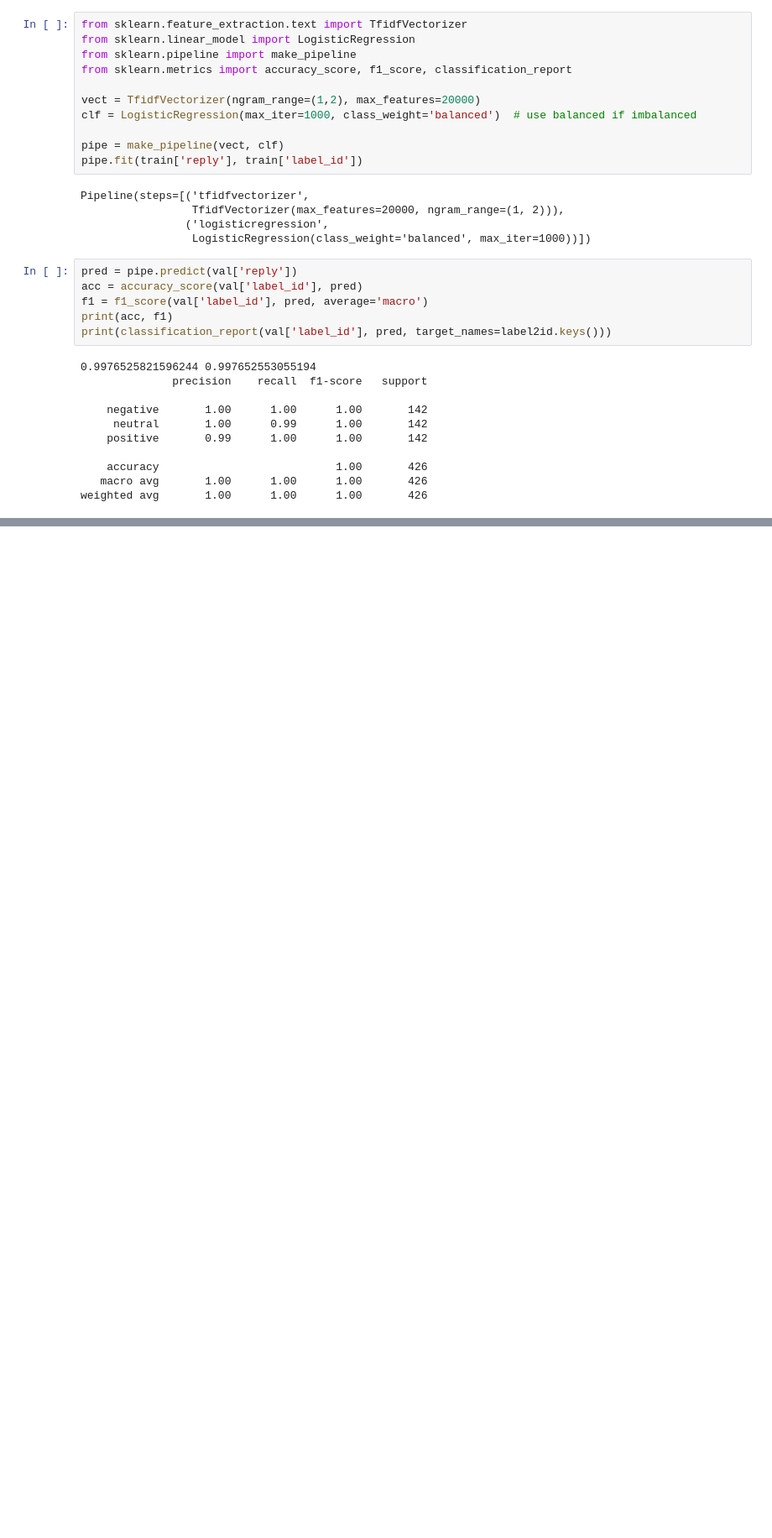
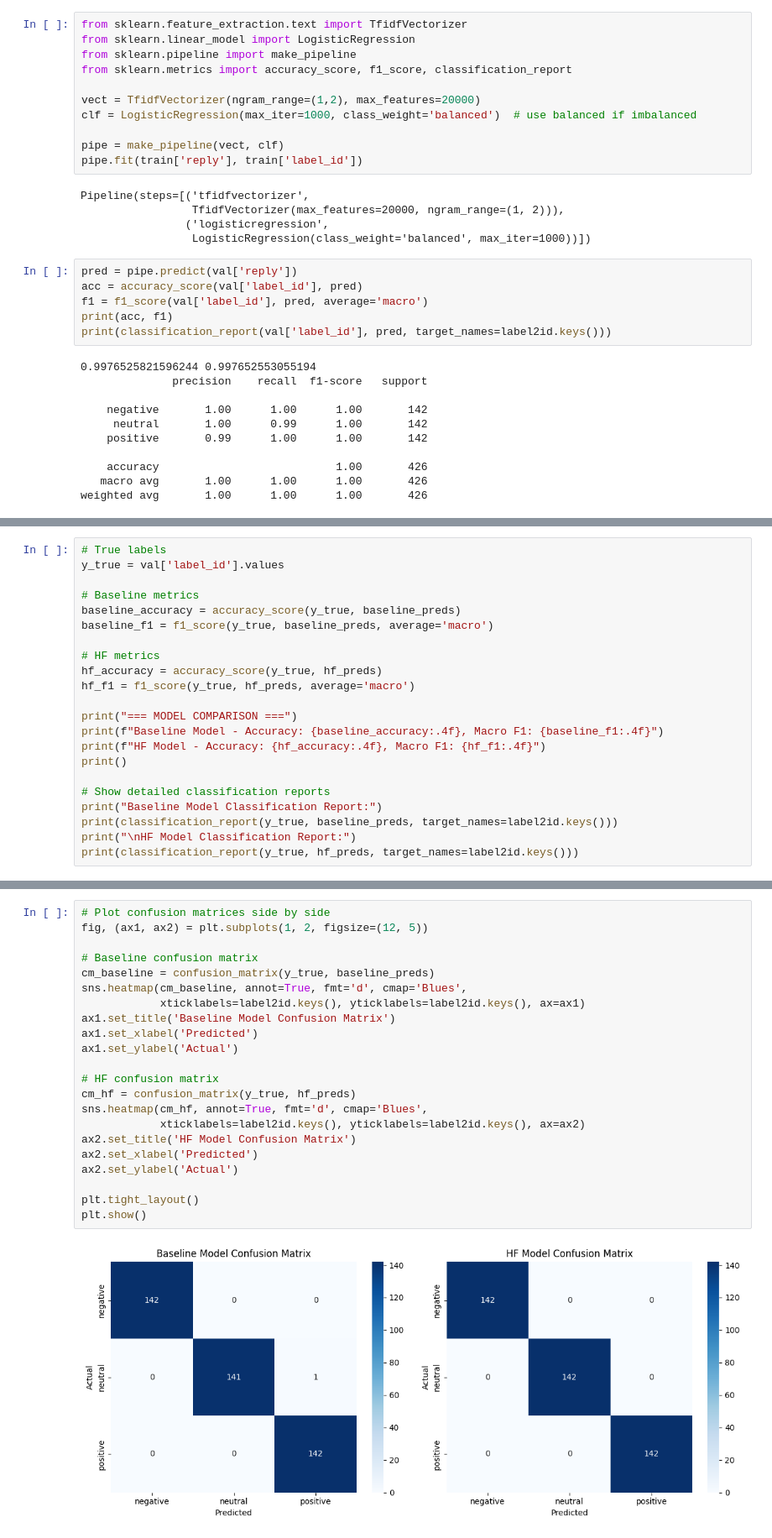
Before and after one commit to rop2024/Intelligent-Email-Response-Classifier, a Jupyter notebook: notebook.ipynb, the cells around one changed output, grey strips where cells are left out. Shown: that part at 84% size. Saved outputs shown, nothing was run; the diff lists cells and outputs as text; blank space fills up the shorter version.

```diff
--- a/notebook.ipynb
+++ b/notebook.ipynb
@@ -168,0 +273,22 @@ KeyboardInterrupt:
+# %%
+# True labels
+y_true = val['label_id'].values
+
+# Baseline metrics
+baseline_accuracy = accuracy_score(y_true, baseline_preds)
+baseline_f1 = f1_score(y_true, baseline_preds, average='macro')
+
+# HF metrics
+hf_accuracy = accuracy_score(y_true, hf_preds)
+hf_f1 = f1_score(y_true, hf_preds, average='macro')
+
+print("=== MODEL COMPARISON ===")
+print(f"Baseline Model - Accuracy: {baseline_accuracy:.4f}, Macro F1: {baseline_f1:.4f}")
+print(f"HF Model - Accuracy: {hf_accuracy:.4f}, Macro F1: {hf_f1:.4f}")
+print()
+
+# Show detailed classification reports
+print("Baseline Model Classification Report:")
+print(classification_report(y_true, baseline_preds, target_names=label2id.keys()))
+print("\nHF Model Classification Report:")
+print(classification_report(y_true, hf_preds, target_names=label2id.keys()))
@@ -168,0 +313,24 @@ KeyboardInterrupt:
+# %%
+# Plot confusion matrices side by side
+fig, (ax1, ax2) = plt.subplots(1, 2, figsize=(12, 5))
+
+# Baseline confusion matrix
+cm_baseline = confusion_matrix(y_true, baseline_preds)
+sns.heatmap(cm_baseline, annot=True, fmt='d', cmap='Blues',
+            xticklabels=label2id.keys(), yticklabels=label2id.keys(), ax=ax1)
+ax1.set_title('Baseline Model Confusion Matrix')
+ax1.set_xlabel('Predicted')
+ax1.set_ylabel('Actual')
+
+# HF confusion matrix
+cm_hf = confusion_matrix(y_true, hf_preds)
+sns.heatmap(cm_hf, annot=True, fmt='d', cmap='Blues',
+            xticklabels=label2id.keys(), yticklabels=label2id.keys(), ax=ax2)
+ax2.set_title('HF Model Confusion Matrix')
+ax2.set_xlabel('Predicted')
+ax2.set_ylabel('Actual')
+
+plt.tight_layout()
+plt.show()
+# %% [output]
+[figure, added]
```
Also changed, not shown: parts of 24 cells of this notebook.
